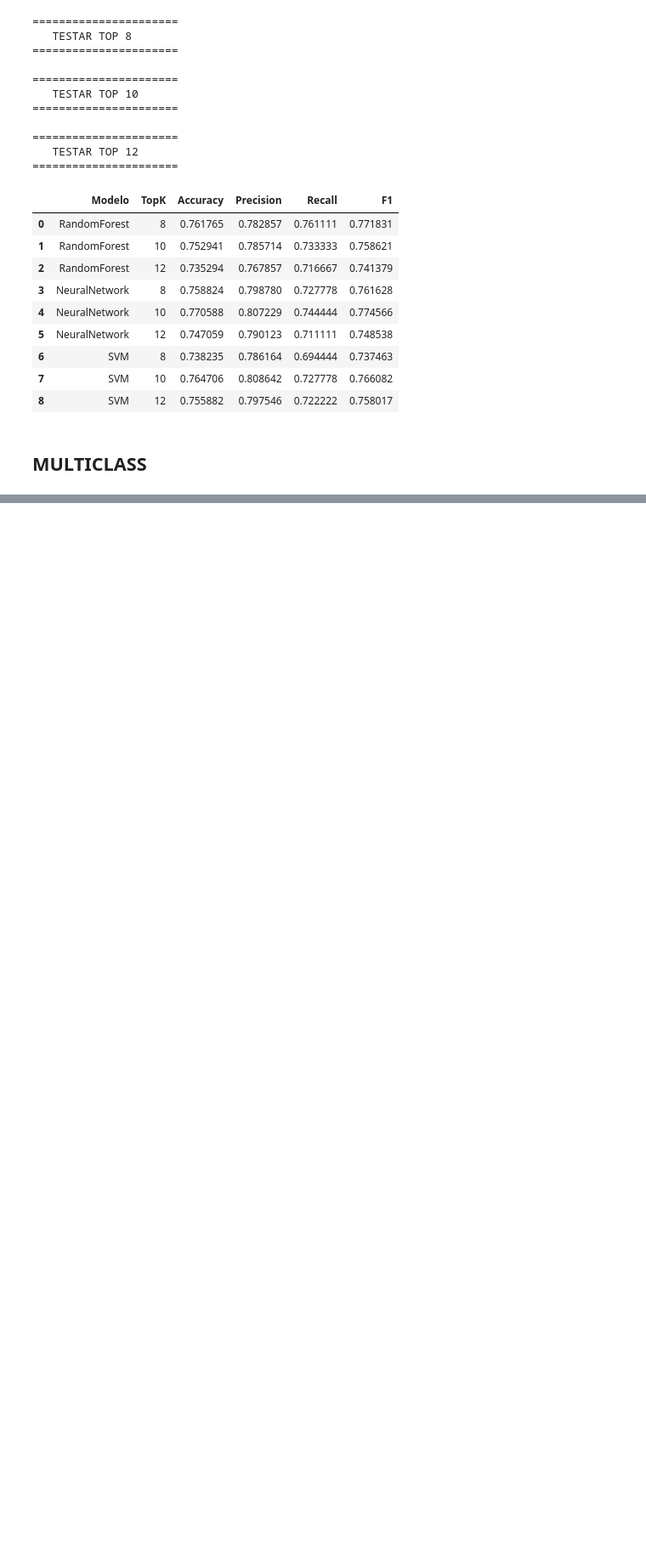
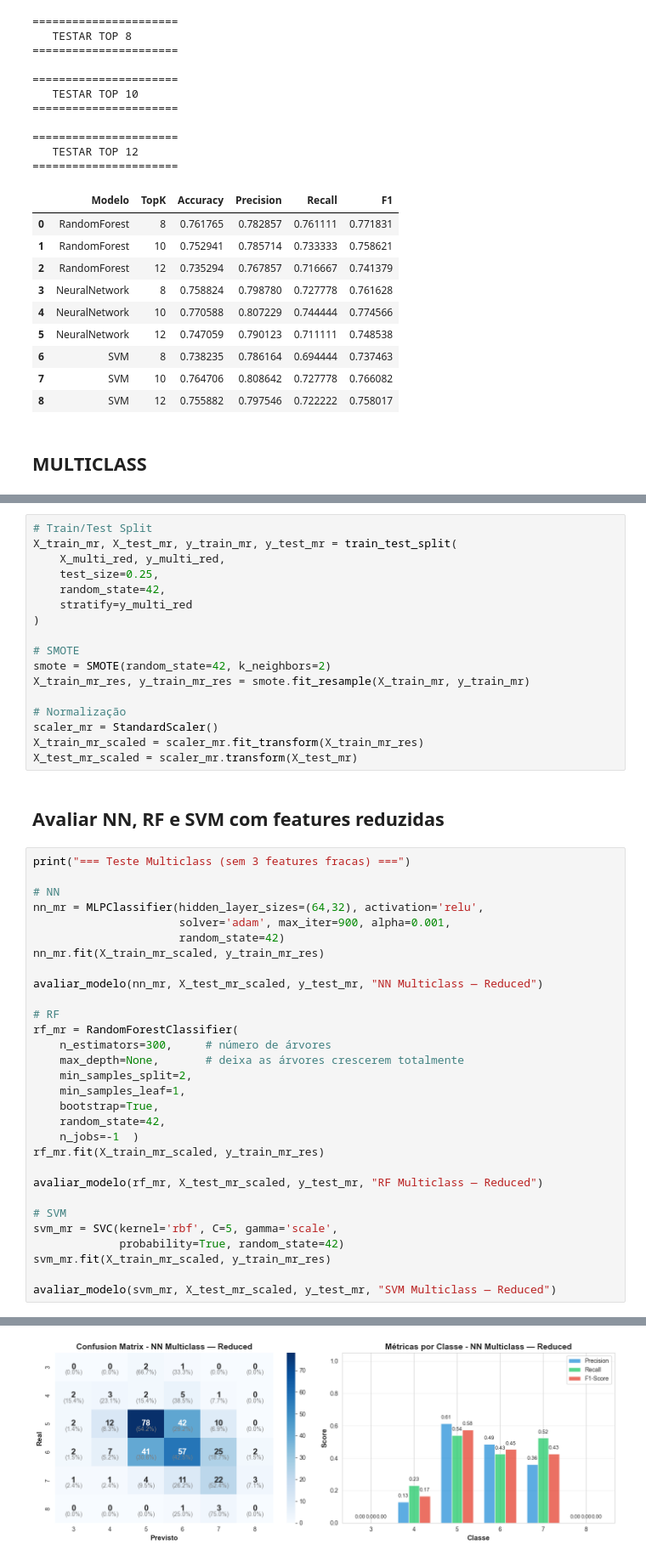
Before and after one commit to tomasgferreira06/ML_TP, a Jupyter notebook: projetoML.ipynb, the cells around one changed output, grey strips where cells are left out. Shown at 85% size. Cells and saved outputs as stored; diff of their text form; blank space fills up the shorter version.

```diff
--- a/projetoML.ipynb
+++ b/projetoML.ipynb
@@ -3390,0 +3604,50 @@ avaliar_modelo(
+# %%
+# Train/Test Split
+X_train_mr, X_test_mr, y_train_mr, y_test_mr = train_test_split(
+    X_multi_red, y_multi_red,
+    test_size=0.25,
+    random_state=42,
+    stratify=y_multi_red
+)
+
+# SMOTE
+smote = SMOTE(random_state=42, k_neighbors=2)
+X_train_mr_res, y_train_mr_res = smote.fit_resample(X_train_mr, y_train_mr)
+
+# Normalização
+scaler_mr = StandardScaler()
+X_train_mr_scaled = scaler_mr.fit_transform(X_train_mr_res)
+X_test_mr_scaled = scaler_mr.transform(X_test_mr)
+# %% [markdown]
+## Avaliar NN, RF e SVM com features reduzidas
+# %%
+print("=== Teste Multiclass (sem 3 features fracas) ===")
+
+# NN
+nn_mr = MLPClassifier(hidden_layer_sizes=(64,32), activation='relu',
+                      solver='adam', max_iter=900, alpha=0.001,
+                      random_state=42)
+nn_mr.fit(X_train_mr_scaled, y_train_mr_res)
+
+avaliar_modelo(nn_mr, X_test_mr_scaled, y_test_mr, "NN Multiclass — Reduced")
+
+# RF
+rf_mr = RandomForestClassifier(
+    n_estimators=300,     # número de árvores
+    max_depth=None,       # deixa as árvores crescerem totalmente
+    min_samples_split=2,
+    min_samples_leaf=1,
+    bootstrap=True,
+    random_state=42,
+    n_jobs=-1  )
+rf_mr.fit(X_train_mr_scaled, y_train_mr_res)
+
+avaliar_modelo(rf_mr, X_test_mr_scaled, y_test_mr, "RF Multiclass — Reduced")
+
+# SVM
+svm_mr = SVC(kernel='rbf', C=5, gamma='scale',
+             probability=True, random_state=42)
+svm_mr.fit(X_train_mr_scaled, y_train_mr_res)
+
+avaliar_modelo(svm_mr, X_test_mr_scaled, y_test_mr, "SVM Multiclass — Reduced")
+# %% [output]
@@ -3390,0 +3671 @@ avaliar_modelo(
+[figure, added]
```
Also changed, not shown: parts of 63 cells of this notebook.
